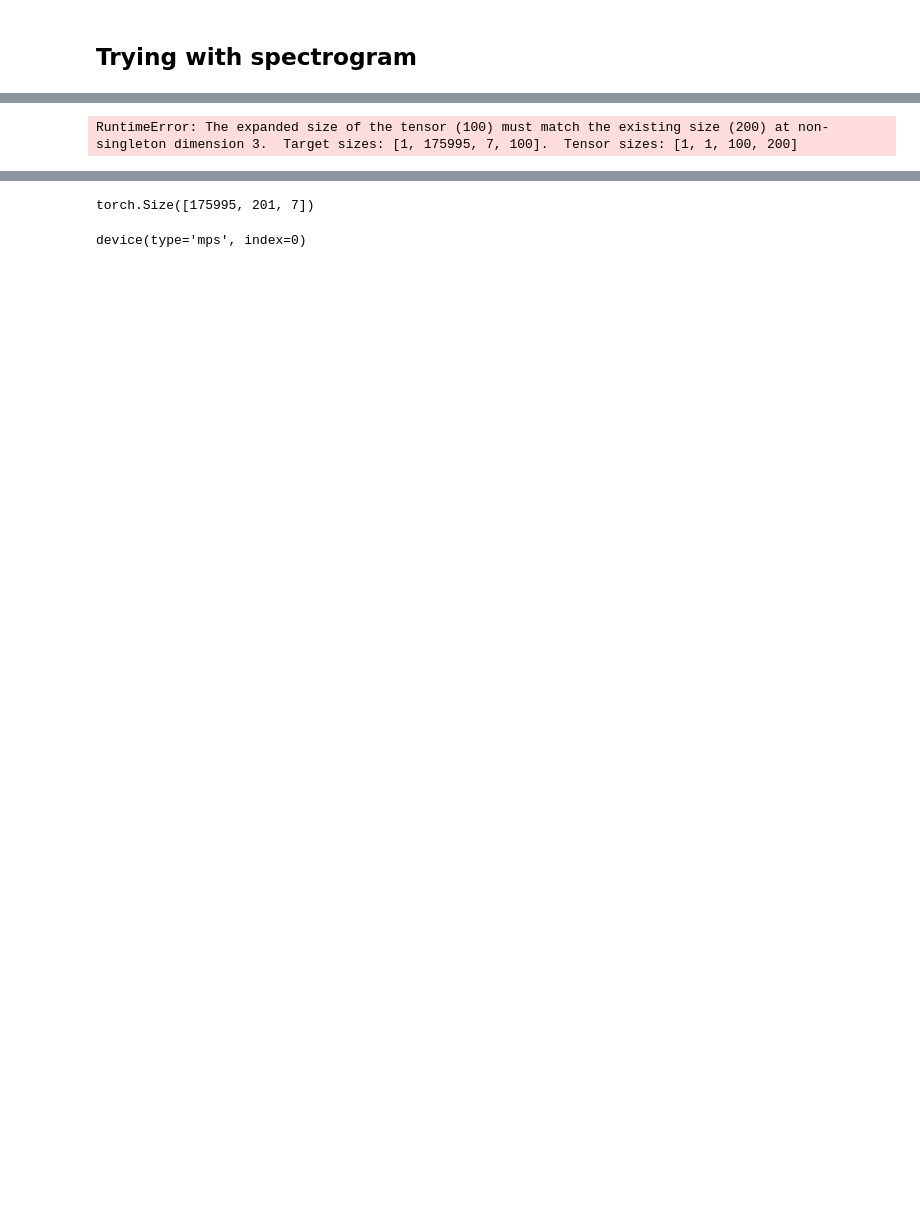
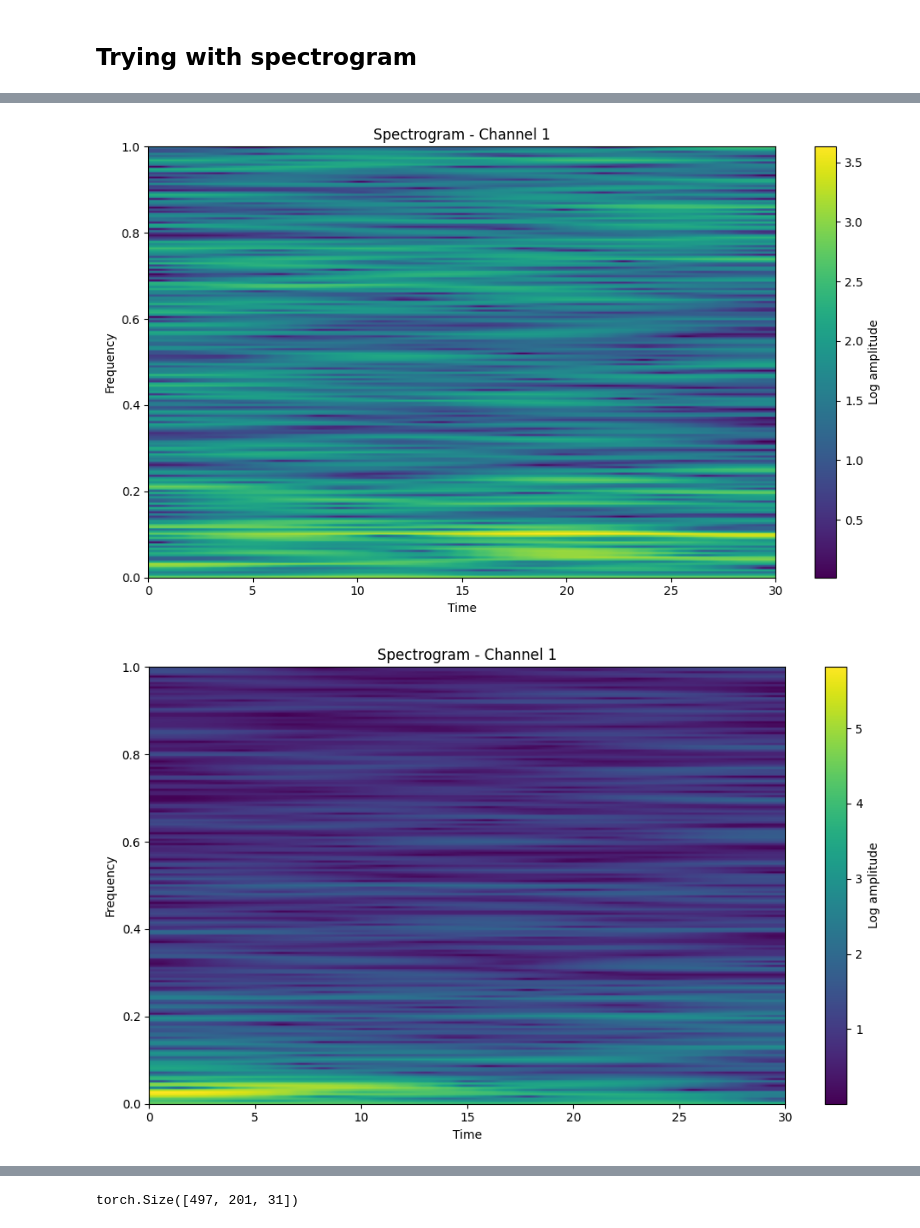
Before and after one commit to oscarninou/adl24-sleep-stage, a Jupyter notebook: random_projection_pretraing.ipynb, the cells around one changed output, grey strips where cells are left out. Cells and saved outputs as stored; diff of their text form; code cells hidden in the pictures; blank space fills up the shorter version.

```diff
--- a/random_projection_pretraing.ipynb
+++ b/random_projection_pretraing.ipynb
@@ -536,8 +554,14 @@ class AttentionLSTM_spec(nn.Module):
         return out
 # %%
 xtrain, xvalid, ytrain, yvalid = np.load(filepath, allow_pickle = True)
-xtrain, xvalid = compute_spectrogram(xtrain, n_fft = 400, window=th.ones(400)),compute_spectrogram(xvalid, n_fft = 400)
+xtrain, xvalid = compute_spectrogram(xtrain, n_fft = 400, window=th.hann_window(400)),compute_spectrogram(xvalid,  n_fft = 400, window=th.hann_window(400))
 dataset_t = TensorDataset(xtrain, ytrain)
-train_loader = DataLoader(dataset_t, batch_size= 500, shuffle=True)
+dataset_size = len(dataset_t)
+half_dataset_size = dataset_size // 2
+dataset_t1, dataset_t2 = random_split(dataset_t,  [half_dataset_size, dataset_size - half_dataset_size])
+train_loader = DataLoader(dataset_t1, batch_size= 500, shuffle=True)
 dataset_v = TensorDataset(xvalid, yvalid)
-valid_loader = DataLoader(dataset_v, batch_size= 500, shuffle=True)
+dataset_size = len(dataset_v)
+half_dataset_size = dataset_size // 2
+dataset_v1, dataset_v2 = random_split(dataset_v,  [half_dataset_size, dataset_size - half_dataset_size])
+valid_loader = DataLoader(dataset_v1, batch_size= 500, shuffle=True)
@@ -626,8 +685,9 @@ Epoch 10/10, Train Loss: 3.651277643713084, Validation Loss: 3.655489450845963,
-# %%
-device ='cpu'
-tmp = RandomProjectionQuantizer(input_dim= 201, quantizer_dim= 100, codebook_size= 200,random_state= 2673834267383, device = device)
-xtrain_batched = xtrain.unsqueeze(0).permute(0,1,3,2).to(device)
-results  = tmp(xtrain_batched, raw_signal =False)
-results
-# %% [output]
-RuntimeError: The expanded size of the tensor (100) must match the existing size (200) at non-singleton dimension 3.  Target sizes: [1, 175995, 7, 100].  Tensor sizes: [1, 1, 100, 200]
+# %%
+for inputs, labels in train_loader:
+    mask, a = mask_and_replace(inputs, mask_prob = 0.1, mask_time = 3, number_of_mask=4, device = device)
+# %%
+for i in range(5):
+    plot_spectrogram(mask[i, :, :].unsqueeze(0).to('cpu'))
+# %% [output]
+[figure, added]
+[figure, added]
@@ -634,8 +697,4 @@ RuntimeError: The expanded size of the tensor (100) must match the existing size
 # %%
-xtrain.shape
+inputs.shape
 # %% [output]
-torch.Size([175995, 201, 7])
+torch.Size([497, 201, 31])
-# %%
-xtrain_batched.device
-# %% [output]
-device(type='mps', index=0)
```
Also changed, not shown: parts of 24 cells of this notebook, 2 other files.
